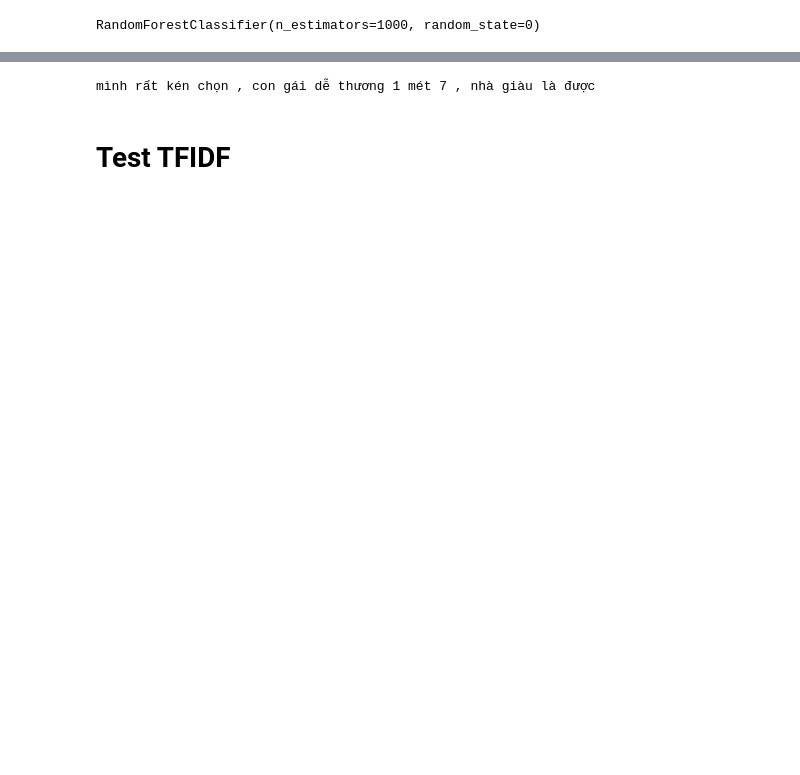
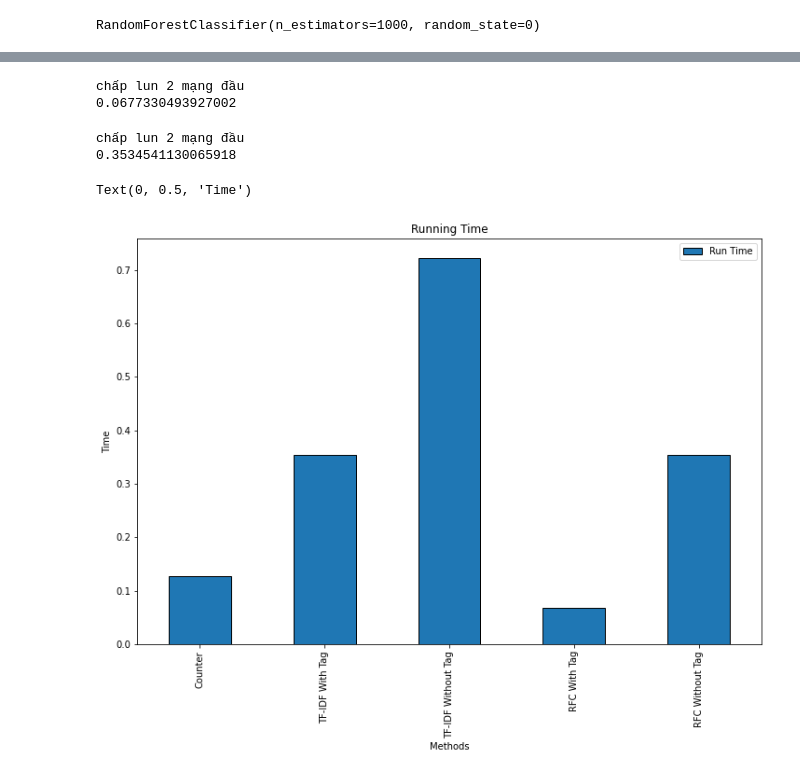
Before and after one commit to andydam452/NLP_QuestionAnswer_CosineSimilarity, a Jupyter notebook: NLP_FInal.ipynb, the cells around one changed output, grey strips where cells are left out. Saved outputs shown, nothing was run; the diff lists cells and outputs as text; code cells hidden in the pictures; blank space fills up the shorter version.

```diff
--- a/NLP_FInal.ipynb
+++ b/NLP_FInal.ipynb
@@ -386,0 +427,5 @@ weighted avg       0.49      0.47      0.46      1171
+# %%
+from sklearn.tree import DecisionTreeClassifier
+
+clf_decision_word2vec = DecisionTreeClassifier()
+clf_decision_word2vec.fit(X_train, y_train)
@@ -410,6 +521,45 @@ def get_answer(input_sent):
 # %%
-get_answer("solo yasou không")
+tag_RFC_time = get_answerWithTag_Clf("solo yasou không")
+print(tag_RFC_time)
 # %% [output]
-mình rất kén chọn , con gái dễ thương 1 mét 7 , nhà giàu là được
+chấp lun 2 mạng đầu
+0.0677330493927002
-# %% [markdown]
-# Test TFIDF
+# %%
+def get_answerWithoutTag_Clf(input_sent):
+    start_time = time.time()
+    # Clean input_sent
+    input_sent = ViTokenizer.tokenize(input_sent).lower().strip()
+    input_sent = clean_one_sentence(nltk.word_tokenize(input_sent))
+
+    #Turn input sentence into vector
+    vector_input = convert2vec(input_sent)
+
+    #Find the nearest question in train data | cosine similarity
+    cosin_lst = []
+    for idx in range(len(data)):
+        cosin_lst.append([1 - spatial.distance.cosine(vector_input, X[idx]),idx])
+    possion = max(cosin_lst)[1]
+    print(ans[possion])
+    end_time = time.time()
+    return end_time - start_time
+# %%
+RFC_time = get_answerWithoutTag_Clf("solo yasou không")
+print(RFC_time)
+# %% [output]
+chấp lun 2 mạng đầu
+0.3534541130065918
+# %%
+import matplotlib.pyplot as plt
+labels = ['Counter','TF-IDF With Tag','TF-IDF Without Tag','RFC With Tag','RFC Without Tag']
+index = [i for i in range(6)]
+df = pd.DataFrame({'Run Time' : [Counter_time,Tag_Tfidf_time,Tfidf_time,tag_RFC_time,RFC_time]}
+                , index = labels)
+ax = df.plot.bar(rot=90, edgecolor = 'black',figsize=(12, 8))
+
+
+plt.title("Running Time")
+plt.xlabel("Methods")
+plt.ylabel("Time")
+# %% [output]
+Text(0, 0.5, 'Time')
+[figure, added]
```
Also changed, not shown: parts of 36 cells of this notebook.
